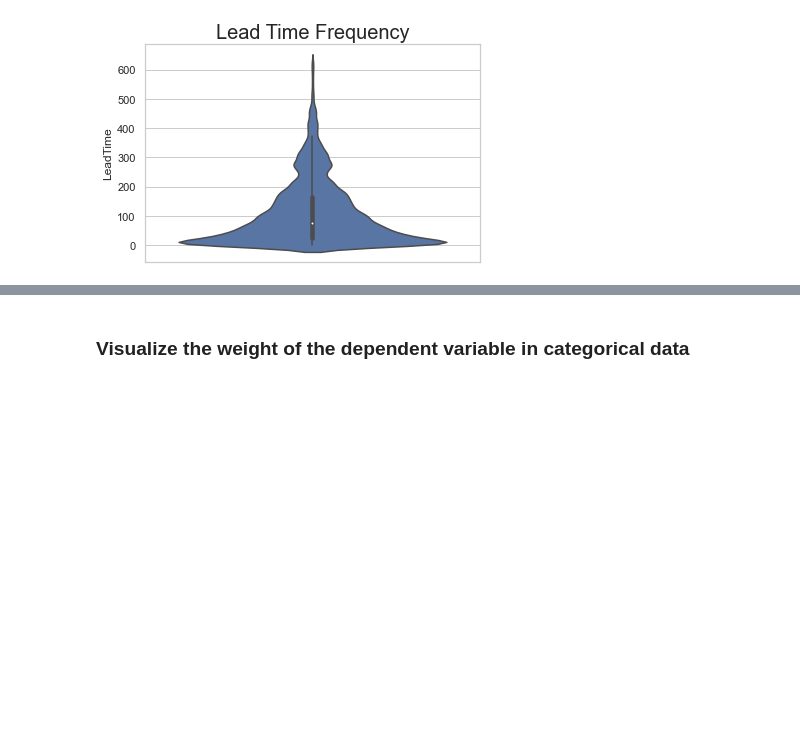
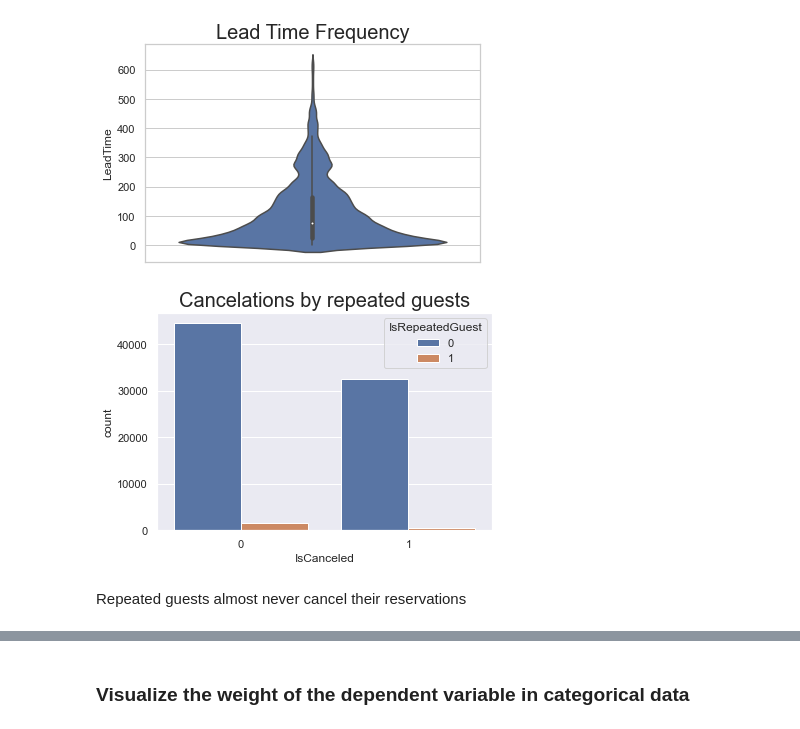
Before and after one commit to fredericojpr/BC2_Predict_Cancellations, a Jupyter notebook: scripts/BC2_Notebook_Frederico.ipynb, the cells around one changed output, grey strips where cells are left out. Drawn from its saved outputs; the diff is of its cells as text; code cells hidden in the pictures; blank space fills up the shorter version.

```diff
--- a/scripts/BC2_Notebook_Frederico.ipynb
+++ b/scripts/BC2_Notebook_Frederico.ipynb
@@ -44,0 +75,6 @@ non_metric_features = data[['CustomerType','DepositType','Meal','ReservationStat
+# %%
+#the reserevations without guests will be separated
+no_guests = list(data.loc[data["Adults"]
+                   + data["Children"]
+                   + data["Babies"]==0].index)
+data.drop(data.index[no_guests], inplace=True)
@@ -71,3 +110,11 @@ plt.title('Lead Time Frequency', fontsize = 20)
 plt.show()
 # %% [output]
 [figure]
+# %%
+sns.set(style = "darkgrid")
+plt.title("Cancelations by repeated guests", fontdict = {'fontsize': 20})
+ax = sns.countplot(x = "IsCanceled", hue = 'IsRepeatedGuest', data = data)
+# %% [output]
+[figure, added]
+# %% [markdown]
+Repeated guests almost never cancel their reservations
```
Also changed, not shown: parts of 39 cells of this notebook.
